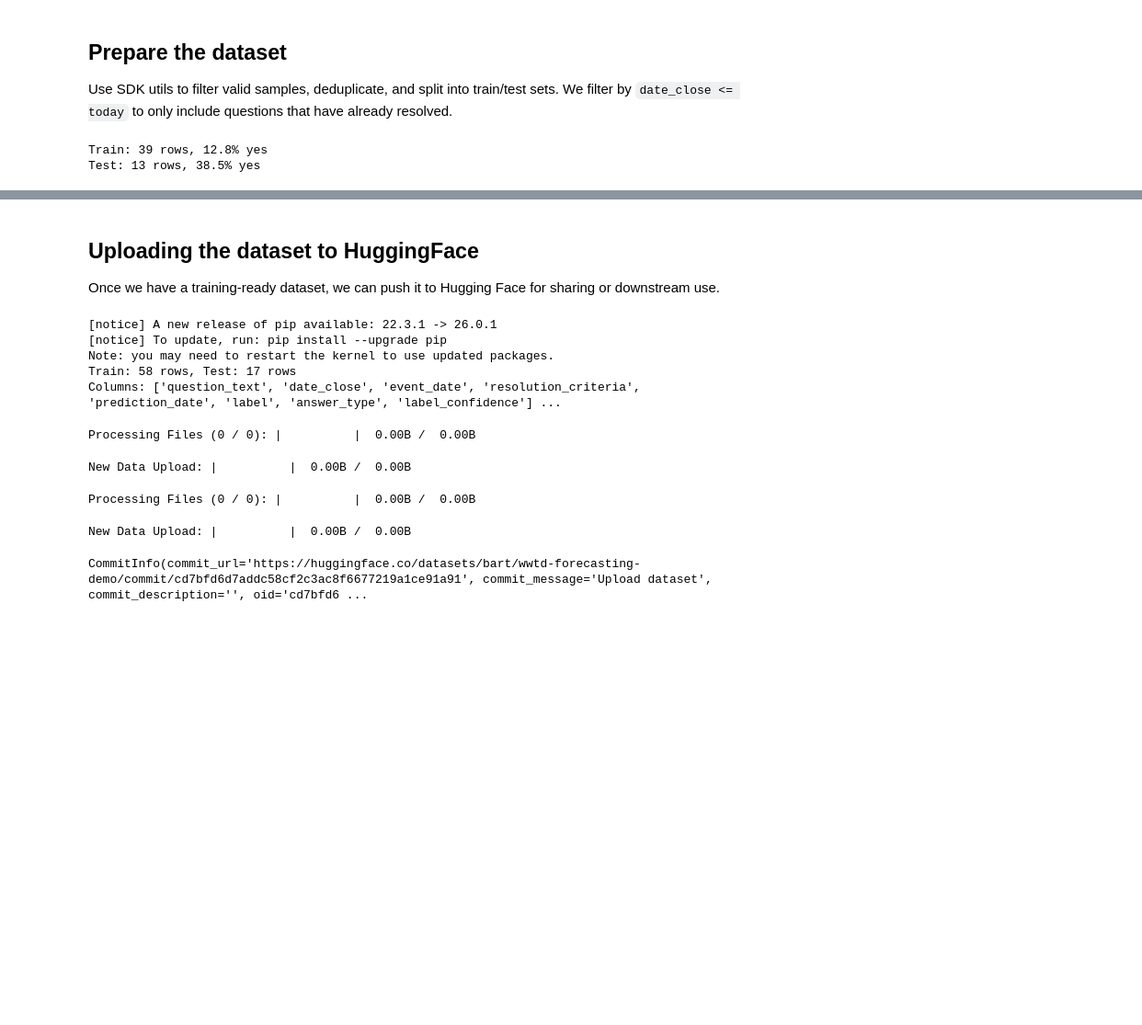
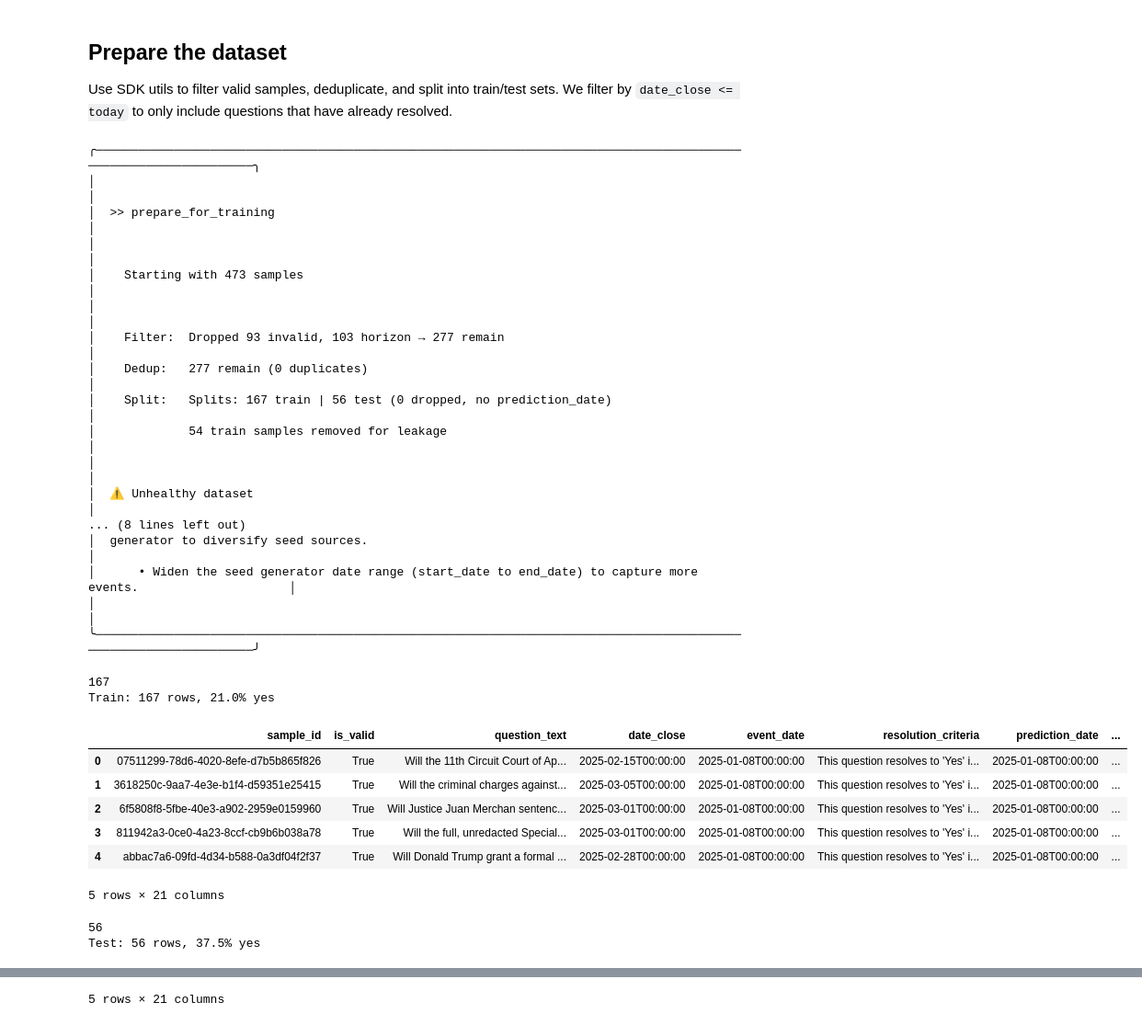
Before and after one commit to lightning-rod-labs/lightningrod-python-sdk, a Jupyter notebook: notebooks/fine_tuning/02_trump_forecasting.ipynb, the cells around one changed output, grey strips where cells are left out. Shown at 92% size. Saved outputs shown, nothing was run; the diff lists cells and outputs as text; code cells hidden in the pictures; blank space fills up the shorter version.

```diff
--- a/notebooks/fine_tuning/02_trump_forecasting.ipynb
+++ b/notebooks/fine_tuning/02_trump_forecasting.ipynb
@@ -112,20 +127,46 @@ print(f"{len(samples)} samples ({pct:.1f}% valid)")
 
 Use SDK utils to filter valid samples, deduplicate, and split into train/test sets. We filter by `date_close <= today` to only include questions that have already resolved.
 # %%
-from lightningrod import filter_and_split
+from lightningrod import prepare_for_training, FilterParams, SplitParams
 
-train_dataset, test_dataset = filter_and_split(
+train_dataset, test_dataset = prepare_for_training(
     dataset,
-    test_size=0.2,
-    split_strategy="temporal",
-    days_to_resolution_range=(1, 60),  # horizon within 2 months
+    filter=FilterParams(days_to_resolution_range=(1, 60)),
+    split=SplitParams(test_size=0.2),
 )
 
 for name, ds in [("Train", train_dataset), ("Test", test_dataset)]:
     data = ds.flattened()
+    print(len(data))
     yes_count = sum(1 for s in data if s.get("label") in (1, "1", 1.0))
     print(f"{name}: {len(data)} rows, {yes_count/len(data)*100:.1f}% yes")
     display(pd.DataFrame(data).head())
 # %% [output]
-Train: 39 rows, 12.8% yes
-Test: 13 rows, 38.5% yes
+╭─────────────────────────────────────────────────────────────────────────────────────────────────────────────────╮
+│                                                                                                                 │
+│  >> prepare_for_training                                                                                        │
+│                                                                                                                 │
+│    Starting with 473 samples                                                                                    │
+│                                                                                                                 │
+│    Filter:  Dropped 93 invalid, 103 horizon → 277 remain                                                        │
+│    Dedup:   277 remain (0 duplicates)                                                                           │
+│    Split:   Splits: 167 train | 56 test (0 dropped, no prediction_date)                                         │
+│             54 train samples removed for leakage                                                                │
+│                                                                                                                 │
+│  ⚠ Unhealthy dataset                                                                                            │
+... (8 lines left out)
+│  generator to diversify seed sources.                                                                           │
+│      • Widen the seed generator date range (start_date to end_date) to capture more events.                     │
+│                                                                                                                 │
+╰─────────────────────────────────────────────────────────────────────────────────────────────────────────────────╯
+167
+Train: 167 rows, 21.0% yes
+|  | sample_id | is_valid | question_text | date_close | event_date | resolution_criteria | prediction_date | ... |
+| 0 | 07511299-78d6-4020-8efe-d7b5b865f826 | True | Will the 11th Circuit Court of Ap... | 2025-02-15T00:00:00 | 2025-01-08T00:00:00 | This question resolves to 'Yes' i... | 2025-01-08T00:00:00 | ... |
+| 1 | 3618250c-9aa7-4e3e-b1f4-d59351e25415 | True | Will the criminal charges against... | 2025-03-05T00:00:00 | 2025-01-08T00:00:00 | This question resolves to 'Yes' i... | 2025-01-08T00:00:00 | ... |
+| 2 | 6f5808f8-5fbe-40e3-a902-2959e0159960 | True | Will Justice Juan Merchan sentenc... | 2025-03-01T00:00:00 | 2025-01-08T00:00:00 | This question resolves to 'Yes' i... | 2025-01-08T00:00:00 | ... |
+| 3 | 811942a3-0ce0-4a23-8ccf-cb9b6b038a78 | True | Will the full, unredacted Special... | 2025-03-01T00:00:00 | 2025-01-08T00:00:00 | This question resolves to 'Yes' i... | 2025-01-08T00:00:00 | ... |
+| 4 | abbac7a6-09fd-4d34-b588-0a3df04f2f37 | True | Will Donald Trump grant a formal ... | 2025-02-28T00:00:00 | 2025-01-08T00:00:00 | This question resolves to 'Yes' i... | 2025-01-08T00:00:00 | ... |
+5 rows × 21 columns
+56
+Test: 56 rows, 37.5% yes
@@ -132,33 +179,4 @@ Test: 13 rows, 38.5% yes
+5 rows × 21 columns
-# %% [markdown]
-## Uploading the dataset to HuggingFace
-
-Once we have a training-ready dataset, we can push it to Hugging Face for sharing or downstream use.
-# %%
-%pip install datasets -q
-
-from datasets import Dataset, DatasetDict
-from lightningrod.utils import config
-
-dataset = DatasetDict({
-    "train": Dataset.from_list(train_dataset.flattened()),
-    "test": Dataset.from_list(test_dataset.flattened()),
-})
-print(f"Train: {len(dataset['train'])} rows, Test: {len(dataset['test'])} rows")
-print("Columns:", dataset["train"].column_names[:8], "...")
-
-DATASET_PATH = f"{config.get_config_value('HF_USERNAME')}/wwtd-forecasting-demo"
-dataset.push_to_hub(DATASET_PATH, token=config.get_config_value("HF_ACCESS_TOKEN"))
-# %% [output]
-[notice] A new release of pip available: 22.3.1 -> 26.0.1
-[notice] To update, run: pip install --upgrade pip
-Note: you may need to restart the kernel to use updated packages.
-Train: 58 rows, Test: 17 rows
-Columns: ['question_text', 'date_close', 'event_date', 'resolution_criteria', 'prediction_date', 'label', 'answer_type', 'label_confidence'] ...
-Processing Files (0 / 0): |          |  0.00B /  0.00B
-New Data Upload: |          |  0.00B /  0.00B
-Processing Files (0 / 0): |          |  0.00B /  0.00B
-New Data Upload: |          |  0.00B /  0.00B
-CommitInfo(commit_url='https://huggingface.co/datasets/bart/wwtd-forecasting-demo/commit/cd7bfd6d7addc58cf2c3ac8f6677219a1ce91a91', commit_message='Upload dataset', commit_description='', oid='cd7bfd6 ...
 # %% [markdown]
 ## Model Training
 
```
Also changed, not shown: parts of 15 cells of this notebook, 6 other files.
